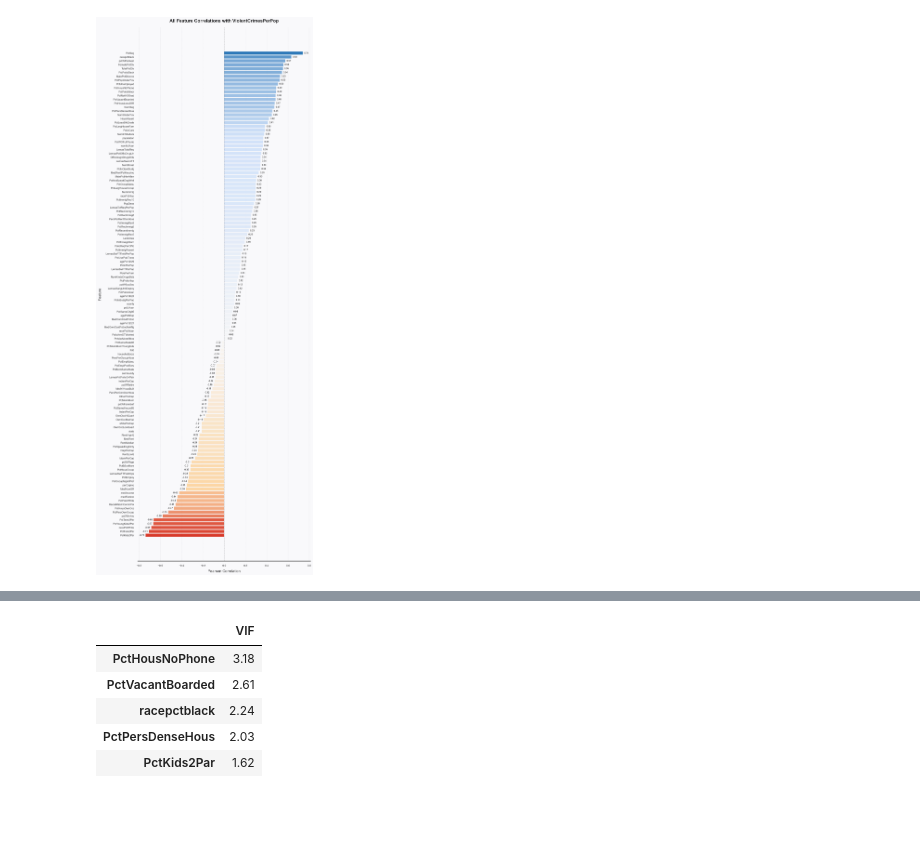
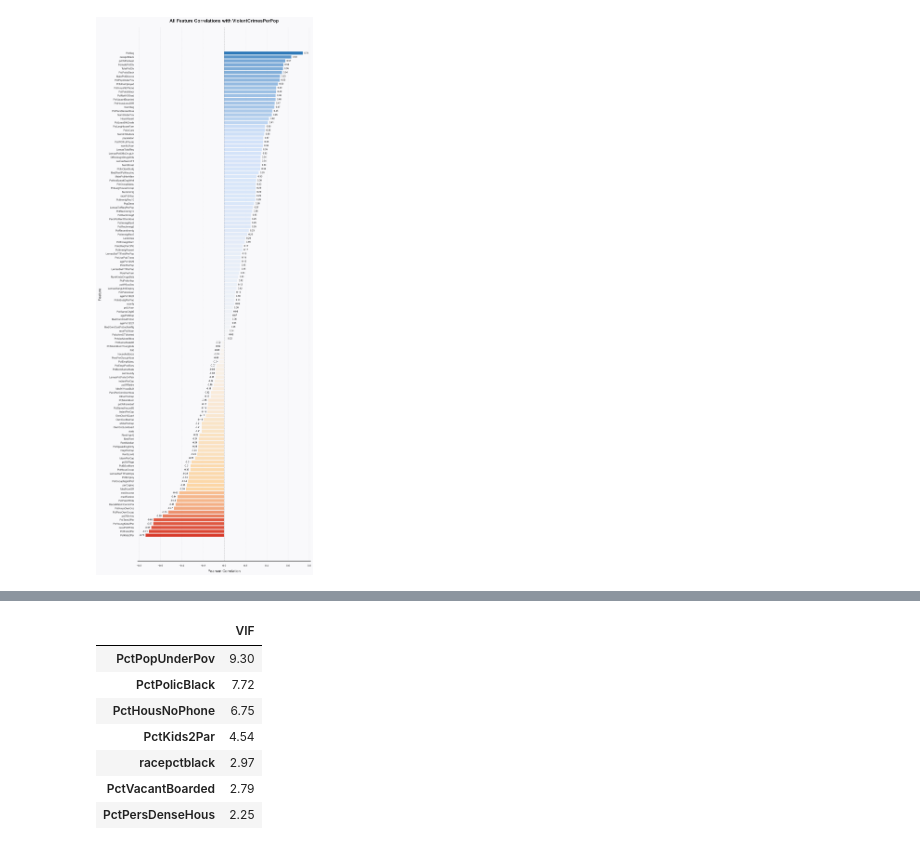
Before and after one commit to hashemwa/stt_810_project, a Jupyter notebook: analysis.ipynb, the cells around one changed output, grey strips where cells are left out. Drawn from its saved outputs; the diff is of its cells as text; code cells hidden in the pictures; blank space fills up the shorter version.

```diff
--- a/analysis.ipynb
+++ b/analysis.ipynb
@@ -110,35 +112,39 @@ plt.tight_layout()
 # Variance Inflation Factors (VIF) for refined feature subset
 from statsmodels.stats.outliers_influence import variance_inflation_factor
 
 vif_features = [
     'racepctblack',
+    'PctPolicBlack',
+    'PctPopUnderPov',
     'PctKids2Par',
     'PctVacantBoarded',
     'PctPersDenseHous',
     'PctHousNoPhone',
 ]
 
 missing_for_vif = sorted(set(vif_features) - set(numeric_df.columns))
 if missing_for_vif:
     raise KeyError("Missing features for VIF: {}".format(missing_for_vif))
 
 vif_df = numeric_df[vif_features].copy()
 vif_df = vif_df.fillna(vif_df.mean())
 
 vif_values = []
 for i, column in enumerate(vif_df.columns):
     vif = variance_inflation_factor(vif_df.values, i)
     vif_values.append((column, vif))
 
 vif_series = pd.Series(dict(vif_values)).sort_values(ascending=False)
 
 vif_summary = vif_series.to_frame('VIF')
 
 display(vif_summary.style.background_gradient(cmap='magma_r', axis=0).format({'VIF': '{:.2f}'}))
 # %% [output]
 |  | VIF |
-| PctHousNoPhone | 3.18 |
-| PctVacantBoarded | 2.61 |
-| racepctblack | 2.24 |
-| PctPersDenseHous | 2.03 |
-| PctKids2Par | 1.62 |
+| PctPopUnderPov | 9.30 |
+| PctPolicBlack | 7.72 |
+| PctHousNoPhone | 6.75 |
+| PctKids2Par | 4.54 |
+| racepctblack | 2.97 |
+| PctVacantBoarded | 2.79 |
+| PctPersDenseHous | 2.25 |
```
Also changed, not shown: parts of 1 cell of this notebook.
